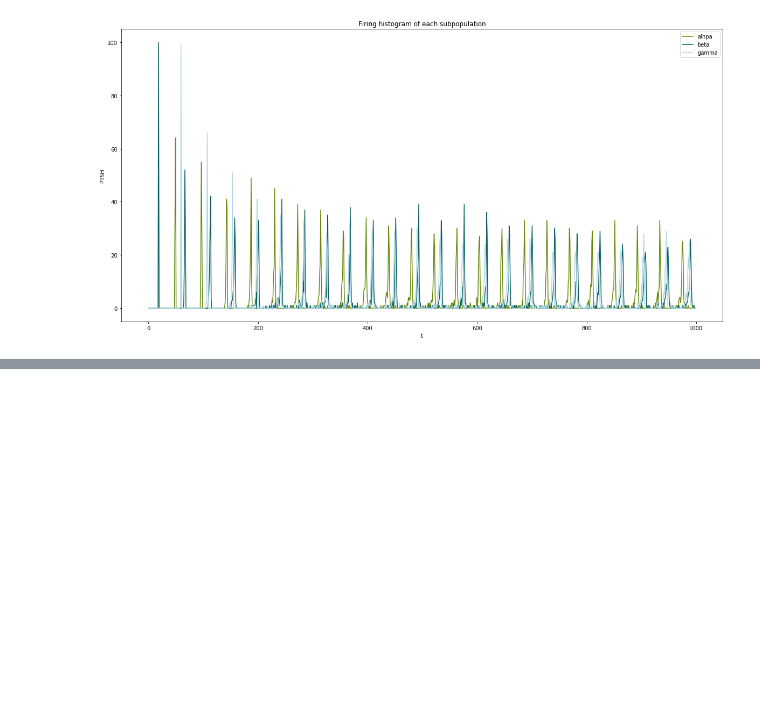
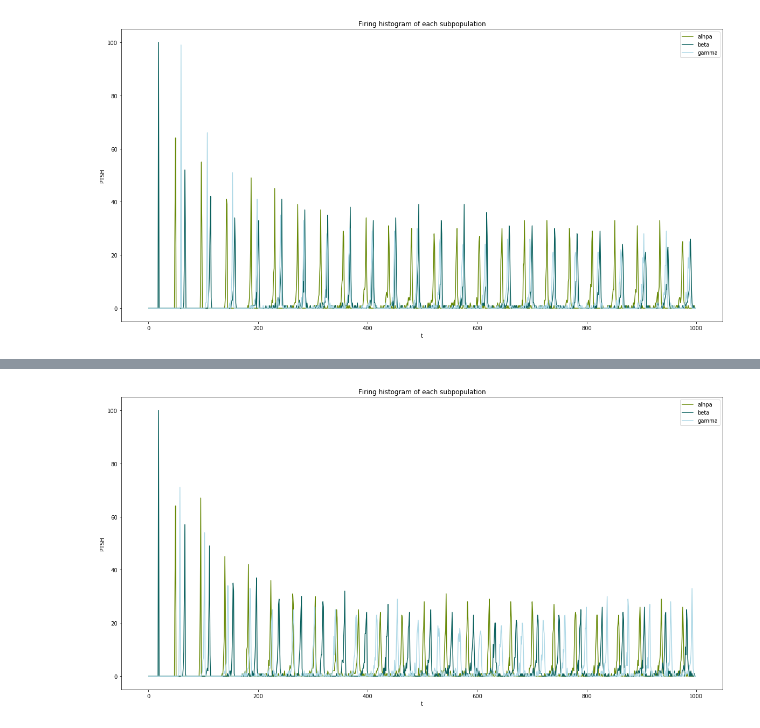
Before and after one commit to ndettmer/neuronal_synchrony_replication, a Jupyter notebook: Results.ipynb, the cells around one changed output, grey strips where cells are left out. Drawn from its saved outputs; the diff is of its cells as text; code cells hidden in the pictures; blank space fills up the shorter version.

```diff
--- a/Results.ipynb
+++ b/Results.ipynb
@@ -228,0 +280,4 @@ firing_hists(sd1)
+# %%
+firing_hists(sd2)
+# %% [output]
+[figure, added]
```
Also changed, not shown: parts of 35 cells of this notebook.
